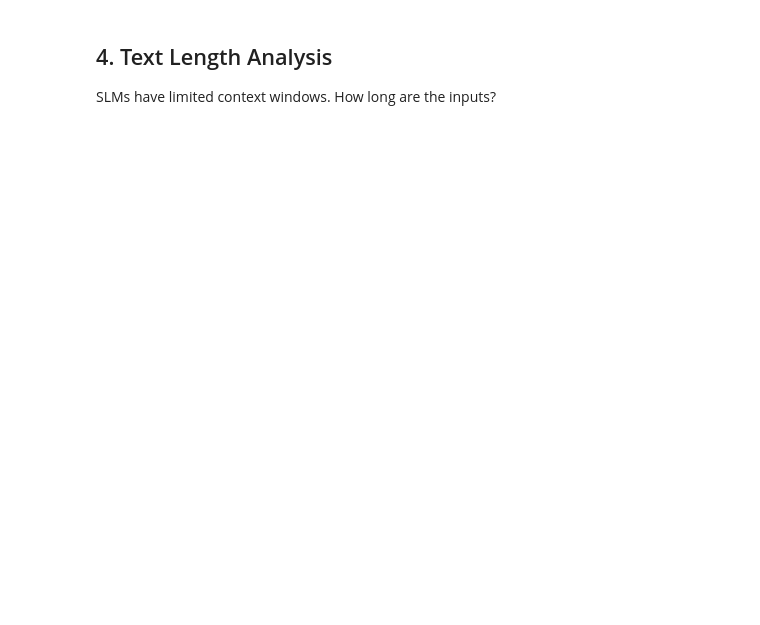
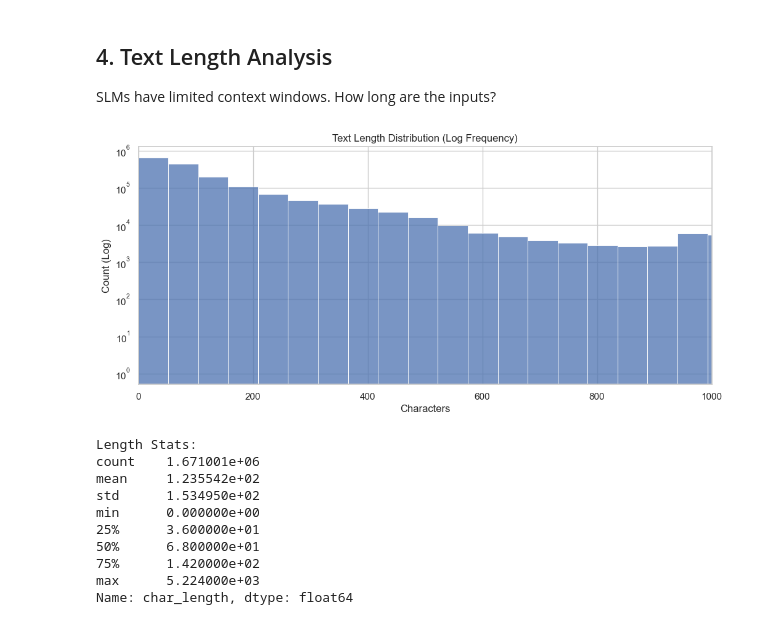
Before and after one commit to abdulmunimjemal/Sentinel-SLM, a Jupyter notebook: notebooks/03_eda.ipynb, the cells around one changed output. Saved outputs shown, nothing was run; the diff lists cells and outputs as text; code cells hidden in the pictures; blank space fills up the shorter version.

```diff
--- a/notebooks/03_eda.ipynb
+++ b/notebooks/03_eda.ipynb
@@ -7,4 +7,7 @@
 # %%
+import sys
+import os
+sys.path.append(os.path.abspath('..'))
 import pandas as pd
 import numpy as np
 import matplotlib.pyplot as plt
@@ -15,10 +18,19 @@ from collections import Counter
 sns.set_theme(style="whitegrid")
 plt.rcParams['figure.figsize'] = [12, 6]
 
-# Load Data
-DATA_PATH = "../data/processed/final_augmented_dataset.parquet"
+# Load Data (Prefer Enriched)
+ENRICHED_PATH = "../data/processed/final_augmented_dataset_enriched.parquet"
+STANDARD_PATH = "../data/processed/final_augmented_dataset.parquet"
+
+if os.path.exists(ENRICHED_PATH):
+    DATA_PATH = ENRICHED_PATH
+    print(f"🔹 Loading Enriched Dataset: {ENRICHED_PATH}")
+else:
+    DATA_PATH = STANDARD_PATH
+    print(f"🔸 Loading Standard Dataset: {STANDARD_PATH}")
+
 try:
     df = pd.read_parquet(DATA_PATH)
     print(f"✅ Loaded {len(df):,} samples.")
 except FileNotFoundError:
-    print("❌ Dataset not found. Run pipeline first.")
+    print("❌ Dataset not found. Run pipeline or enrichment first.")
@@ -66,14 +121,31 @@ print(imbalance_ratios.sort_values(ascending=False))
 ## 4. Text Length Analysis
 SLMs have limited context windows. How long are the inputs?
 # %%
-df['char_length'] = df['text'].str.len()
+# Calculate length, dropping NaNs/empty strings just in case
+df['char_length'] = df['text'].astype(str).str.len()
+valid_lengths = df['char_length'].dropna()
 
 plt.figure(figsize=(12, 5))
-sns.histplot(df['char_length'], bins=100, log_scale=(False, True))
+# Use simple bins and log scale on Y axis manually for robustness
+sns.histplot(valid_lengths, bins=100, kde=False)
 plt.title("Text Length Distribution (Log Frequency)")
 plt.xlabel("Characters")
+plt.ylabel("Count (Log)")
+plt.yscale('log')
 plt.xlim(0, 1000) # Zoom in on typical range
 plt.show()
 
 print("Length Stats:")
-print(df['char_length'].describe())
+print(valid_lengths.describe())
+# %% [output]
+[figure, added]
+Length Stats:
+count    1.671001e+06
+mean     1.235542e+02
+std      1.534950e+02
+min      0.000000e+00
+25%      3.600000e+01
+50%      6.800000e+01
+75%      1.420000e+02
+max      5.224000e+03
+Name: char_length, dtype: float64
```
Also changed, not shown: parts of 7 cells of this notebook, 2 other files.
